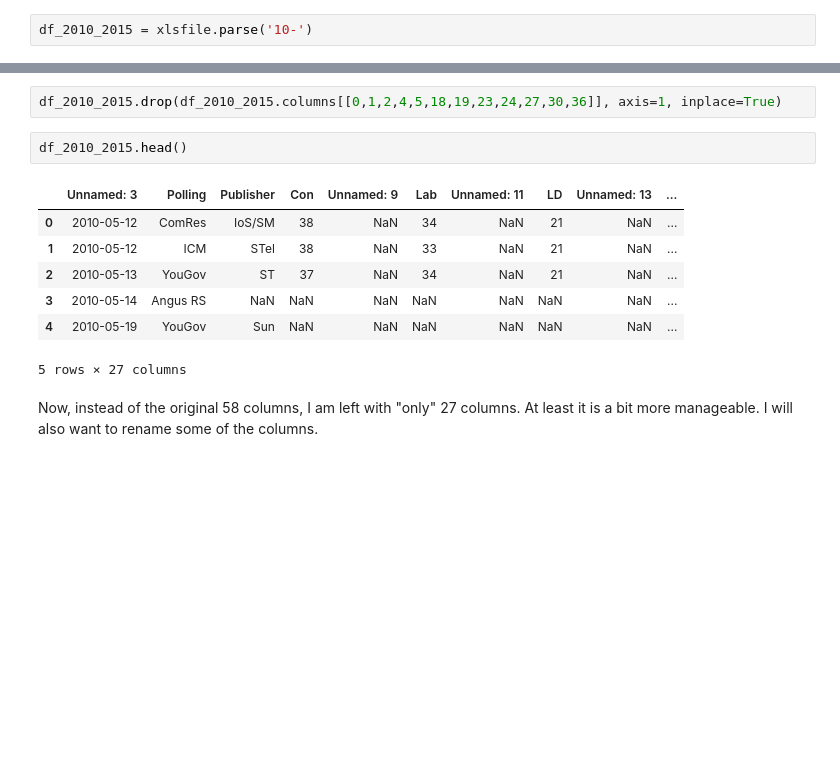
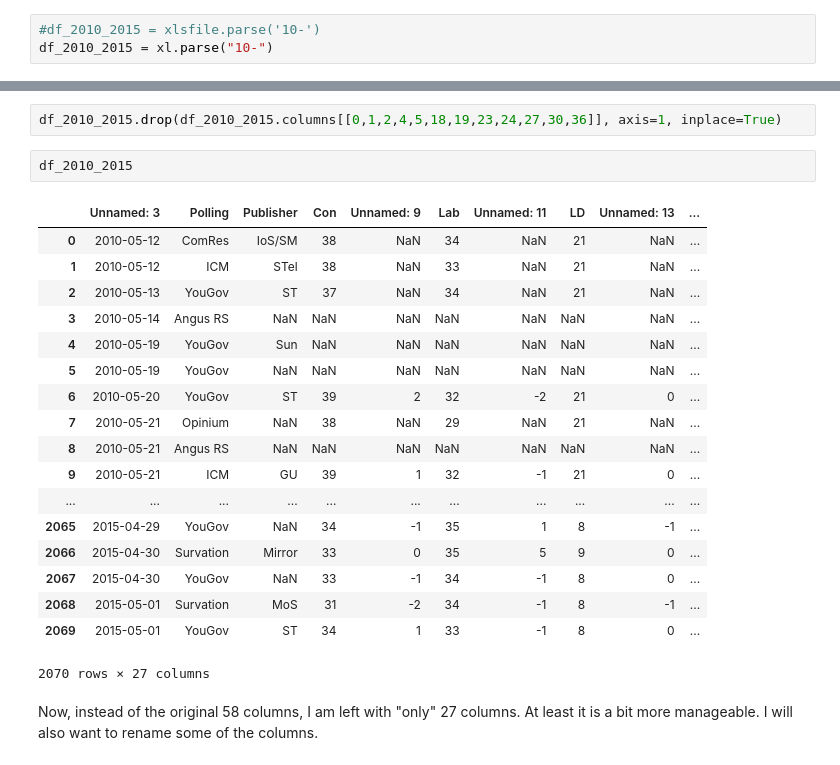
Before and after one commit to maclamont/UKElections, a Jupyter notebook: PollingData.ipynb, the cells around one changed output, grey strips where cells are left out. Cells and saved outputs as stored; diff of their text form; blank space fills up the shorter version.

```diff
--- a/PollingData.ipynb
+++ b/PollingData.ipynb
@@ -21,5 +43,6 @@ xlsfile = pd.ExcelFile('./Data/Polls/Mark-Packs-opinion-polls-spreadsheet_macl.x
 # %% [markdown]
 Now, this file comprises many sheets.  Most of the sheets separate the polling into different year ranges.  The first one I will look at is the most recent, which is 2010 onwards.  To do this, I parse by the sheet name, which is "10-"
 # %%
-df_2010_2015 = xlsfile.parse('10-')
+#df_2010_2015 = xlsfile.parse('10-')
+df_2010_2015 = xl.parse("10-")
 # %%
@@ -140,14 +174,25 @@ Now I can drop the rest by index value
 # %%
 df_2010_2015.drop(df_2010_2015.columns[[0,1,2,4,5,18,19,23,24,27,30,36]], axis=1, inplace=True)
 # %%
-df_2010_2015.head()
+df_2010_2015
 # %% [output]
 |  | Unnamed: 3 | Polling | Publisher | Con | Unnamed: 9 | Lab | Unnamed: 11 | LD | Unnamed: 13 | ... |
 | 0 | 2010-05-12 | ComRes | IoS/SM | 38 | NaN | 34 | NaN | 21 | NaN | ... |
 | 1 | 2010-05-12 | ICM | STel | 38 | NaN | 33 | NaN | 21 | NaN | ... |
 | 2 | 2010-05-13 | YouGov | ST | 37 | NaN | 34 | NaN | 21 | NaN | ... |
 | 3 | 2010-05-14 | Angus RS | NaN | NaN | NaN | NaN | NaN | NaN | NaN | ... |
 | 4 | 2010-05-19 | YouGov | Sun | NaN | NaN | NaN | NaN | NaN | NaN | ... |
+| 5 | 2010-05-19 | YouGov | NaN | NaN | NaN | NaN | NaN | NaN | NaN | ... |
+| 6 | 2010-05-20 | YouGov | ST | 39 | 2 | 32 | -2 | 21 | 0 | ... |
+| 7 | 2010-05-21 | Opinium | NaN | 38 | NaN | 29 | NaN | 21 | NaN | ... |
+| 8 | 2010-05-21 | Angus RS | NaN | NaN | NaN | NaN | NaN | NaN | NaN | ... |
+| 9 | 2010-05-21 | ICM | GU | 39 | 1 | 32 | -1 | 21 | 0 | ... |
+| ... | ... | ... | ... | ... | ... | ... | ... | ... | ... | ... |
+| 2065 | 2015-04-29 | YouGov | NaN | 34 | -1 | 35 | 1 | 8 | -1 | ... |
+| 2066 | 2015-04-30 | Survation | Mirror | 33 | 0 | 35 | 5 | 9 | 0 | ... |
+| 2067 | 2015-04-30 | YouGov | NaN | 33 | -1 | 34 | -1 | 8 | 0 | ... |
+| 2068 | 2015-05-01 | Survation | MoS | 31 | -2 | 34 | -1 | 8 | -1 | ... |
+| 2069 | 2015-05-01 | YouGov | ST | 34 | 1 | 33 | -1 | 8 | 0 | ... |
-5 rows × 27 columns
+2070 rows × 27 columns
 # %% [markdown]
 Now, instead of the original 58 columns, I am left with "only" 27 columns.  At least it is a bit more manageable.  I will also want to rename some of the columns.
```
Also changed, not shown: parts of 9 cells of this notebook.
